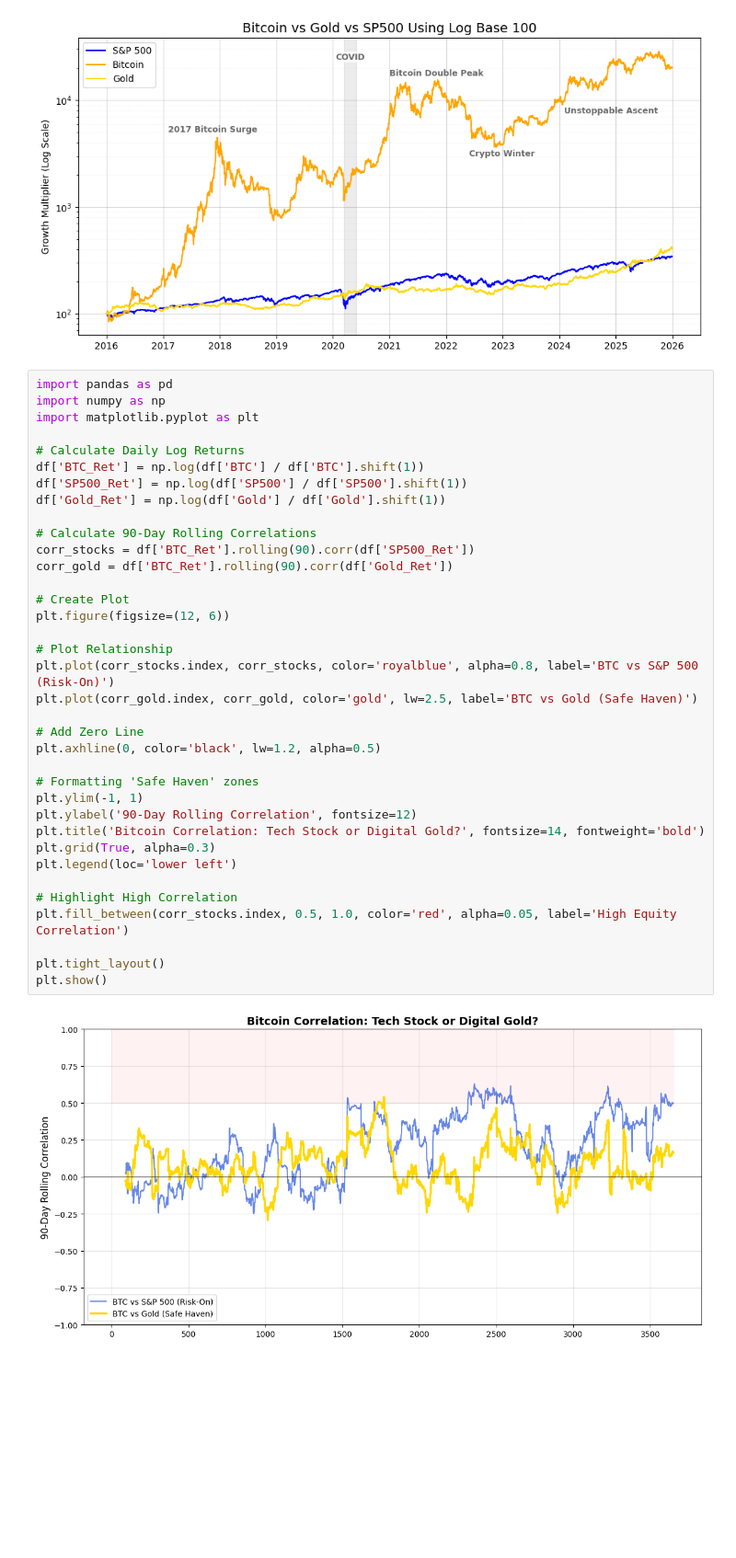
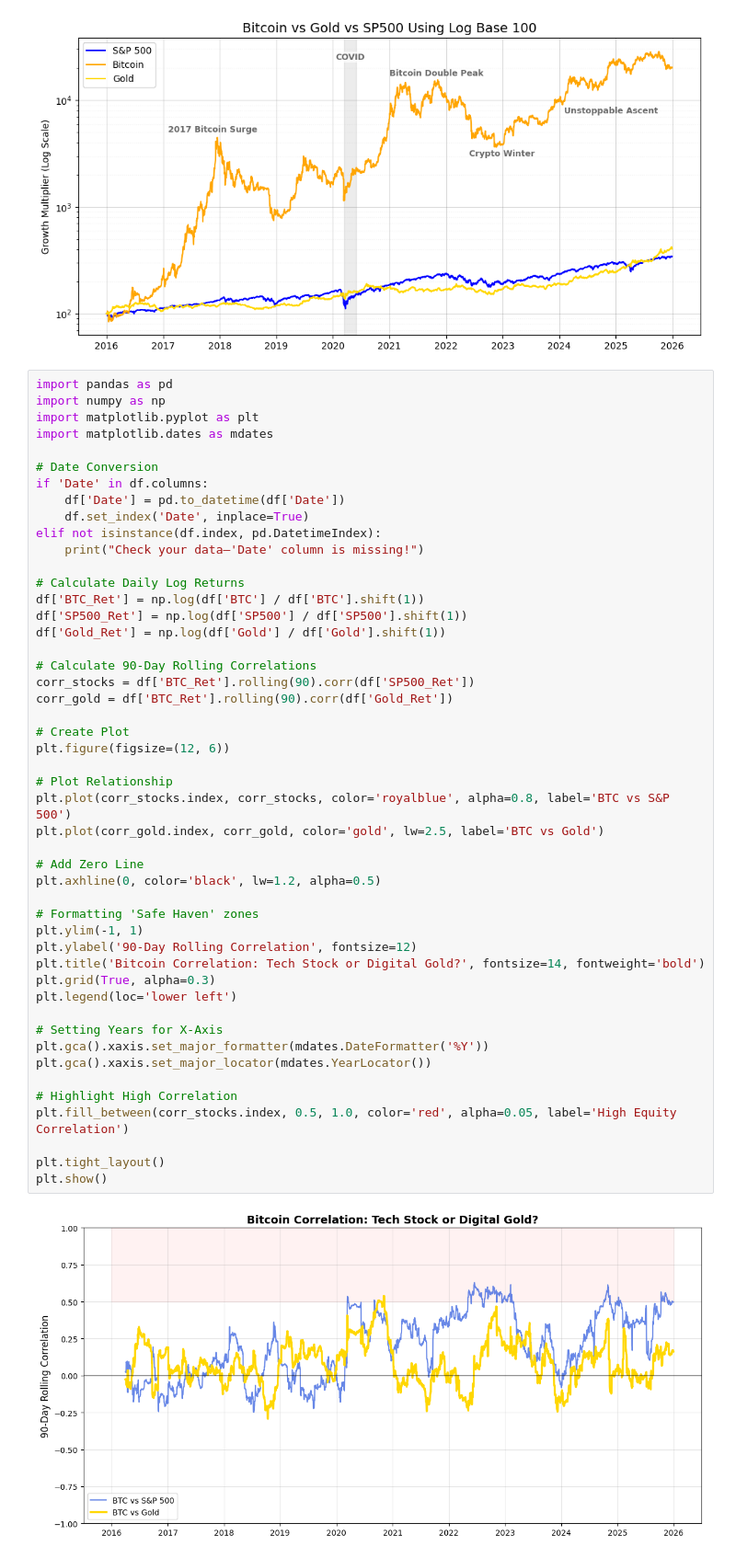
Before and after one commit to robertgeddis/rg_project, a Jupyter notebook: notebooks/safe_heaven.ipynb, the cells around one changed output. Shown at 92% size. Cells and saved outputs as stored; diff of their text form; blank space fills up the shorter version.

Commit message:
Updates to analysis and visualisations

```diff
--- a/notebooks/safe_heaven.ipynb
+++ b/notebooks/safe_heaven.ipynb
@@ -156,37 +156,49 @@ plt.show()
 import pandas as pd
 import numpy as np
 import matplotlib.pyplot as plt
+import matplotlib.dates as mdates
+
+# Date Conversion
+if 'Date' in df.columns:
+    df['Date'] = pd.to_datetime(df['Date'])
+    df.set_index('Date', inplace=True)
+elif not isinstance(df.index, pd.DatetimeIndex):
+    print("Check your data—'Date' column is missing!")
 
 # Calculate Daily Log Returns
 df['BTC_Ret'] = np.log(df['BTC'] / df['BTC'].shift(1))
 df['SP500_Ret'] = np.log(df['SP500'] / df['SP500'].shift(1))
 df['Gold_Ret'] = np.log(df['Gold'] / df['Gold'].shift(1))
 
 # Calculate 90-Day Rolling Correlations
 corr_stocks = df['BTC_Ret'].rolling(90).corr(df['SP500_Ret'])
 corr_gold = df['BTC_Ret'].rolling(90).corr(df['Gold_Ret'])
 
 # Create Plot
 plt.figure(figsize=(12, 6))
 
 # Plot Relationship
-plt.plot(corr_stocks.index, corr_stocks, color='royalblue', alpha=0.8, label='BTC vs S&P 500 (Risk-On)')
-plt.plot(corr_gold.index, corr_gold, color='gold', lw=2.5, label='BTC vs Gold (Safe Haven)')
+plt.plot(corr_stocks.index, corr_stocks, color='royalblue', alpha=0.8, label='BTC vs S&P 500')
+plt.plot(corr_gold.index, corr_gold, color='gold', lw=2.5, label='BTC vs Gold')
 
 # Add Zero Line
 plt.axhline(0, color='black', lw=1.2, alpha=0.5)
 
 # Formatting 'Safe Haven' zones
 plt.ylim(-1, 1)
 plt.ylabel('90-Day Rolling Correlation', fontsize=12)
 plt.title('Bitcoin Correlation: Tech Stock or Digital Gold?', fontsize=14, fontweight='bold')
 plt.grid(True, alpha=0.3)
 plt.legend(loc='lower left')
 
+# Setting Years for X-Axis
+plt.gca().xaxis.set_major_formatter(mdates.DateFormatter('%Y'))
+plt.gca().xaxis.set_major_locator(mdates.YearLocator())
+
 # Highlight High Correlation
 plt.fill_between(corr_stocks.index, 0.5, 1.0, color='red', alpha=0.05, label='High Equity Correlation')
 
 plt.tight_layout()
 plt.show()
 # %% [output]
-[figure, old version]
+[figure, new version]
```
Also changed, not shown: 4 other files.
